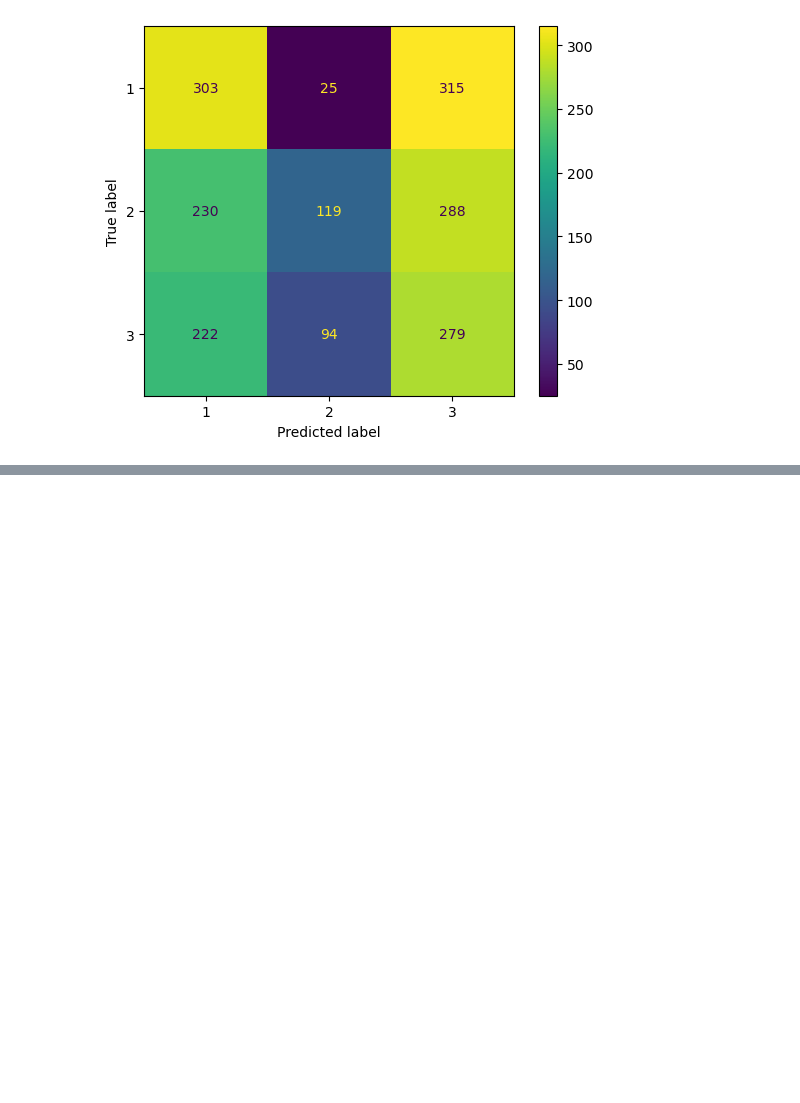
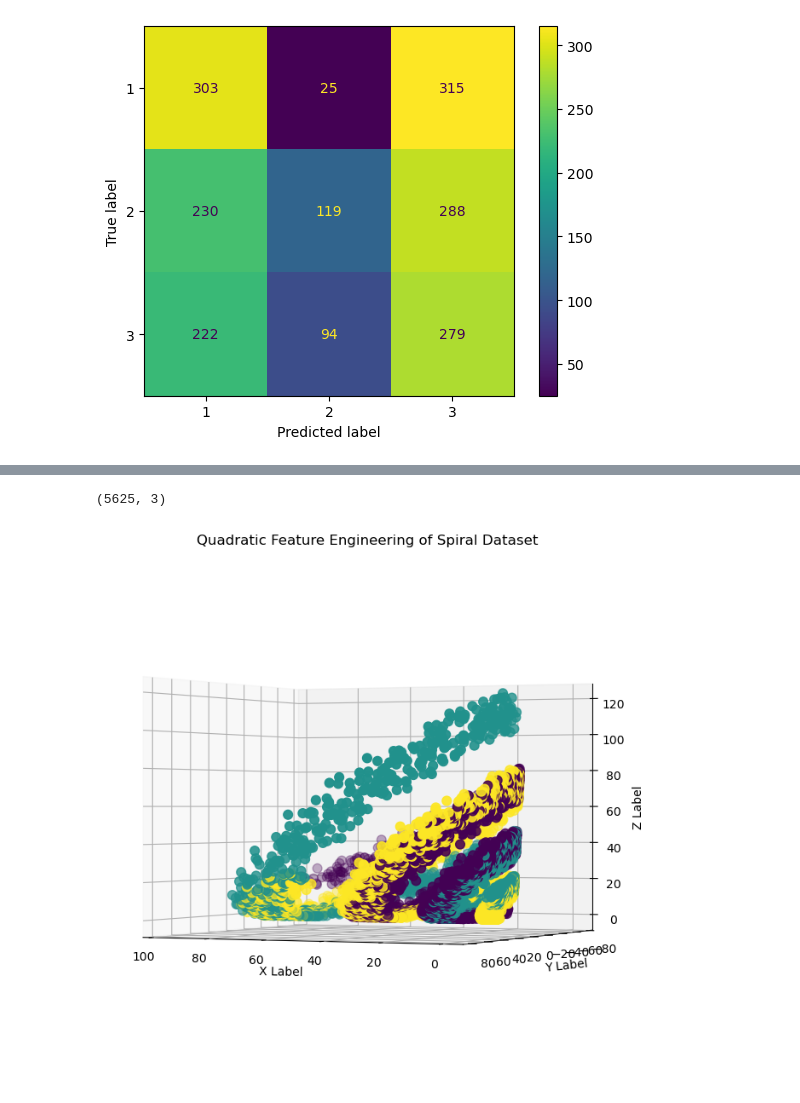
Before and after one commit to UPstartDeveloper/ML-Fundamentals-and-Apps, a Jupyter notebook: SyedRaza_Project1/SyedRaza_Project1.ipynb, the cells around one changed output, grey strips where cells are left out. Drawn from its saved outputs; the diff is of its cells as text; code cells hidden in the pictures; blank space fills up the shorter version.

```diff
--- a/SyedRaza_Project1/SyedRaza_Project1.ipynb
+++ b/SyedRaza_Project1/SyedRaza_Project1.ipynb
@@ -100,0 +140,37 @@ plt.show()
+# %%
+def quadratic_feature_mapping(x, y):
+    X = np.c_[(x, y)]
+    if len(x) >	2:
+        x_1 = X[:,0] ** 2
+        x_2 = np.sqrt(2) * X[:,0] * X[:,1]
+        x_3 = X[:,1] ** 2
+    else:
+        x_1 = X[0] ** 2
+        x_2 = np.sqrt(2) * X[0] * X[1]
+        x_3 = X[1] ** 2
+    trans_x = np.array([x_1, x_2, x_3])
+    return trans_x
+# %%
+quadratic_X_train = quadratic_feature_mapping(
+    np.squeeze(X_train["x"].values),
+    np.squeeze(X_train["y"].values),
+).T
+# %%
+quadratic_X_train.shape
+# %% [output]
+(5625, 3)
+# %%
+fig = plt.figure(figsize=(8,8))
+ax = fig.add_subplot(111, projection='3d')
+ax.scatter(quadratic_X_train[:, 0],
+           quadratic_X_train[:, 1],
+           quadratic_X_train[:, 2],
+           c=np.squeeze(df_train["class"].values), s=60)
+ax.view_init(0, 115)
+ax.set_xlabel('X Label')
+ax.set_ylabel('Y Label')
+ax.set_zlabel('Z Label')
+plt.title("Quadratic Feature Engineering of Spiral Dataset")
+plt.show()
+# %% [output]
+[figure, added]
```
Also changed, not shown: parts of 13 cells of this notebook.
